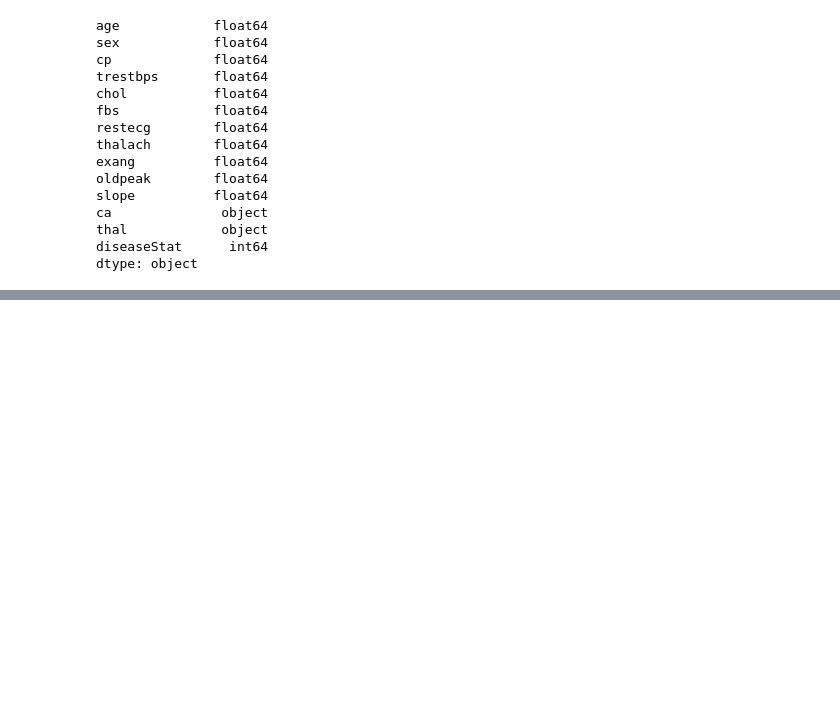
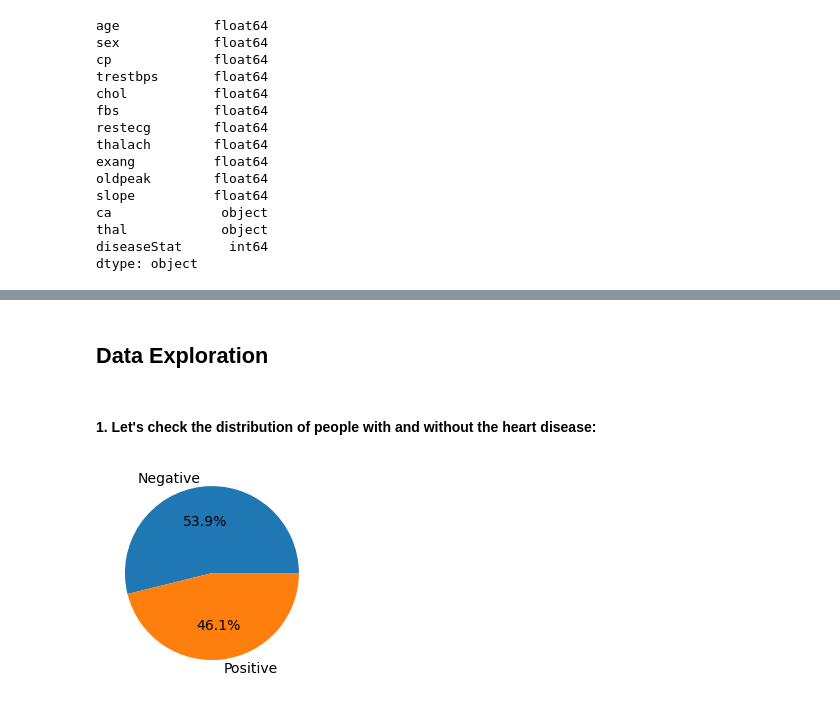
Before and after one commit to avnishks/colab, a Jupyter notebook: Exploratory_Data_Analysis_Cleveland_Heart_Dataset.ipynb, the cells around one changed output, grey strips where cells are left out. Cells and saved outputs as stored; diff of their text form; code cells hidden in the pictures; blank space fills up the shorter version.

```diff
--- a/Exploratory_Data_Analysis_Cleveland_Heart_Dataset.ipynb
+++ b/Exploratory_Data_Analysis_Cleveland_Heart_Dataset.ipynb
@@ -46,0 +66,4 @@ print("rows with missing 'thal' values: ",
+# %%
+df[['ca', 'thal']] = df[['ca', 'thal']].apply (pd.to_numeric, errors='coerce')
+df = df.dropna()
+df = df.reset_index(drop=True)
@@ -46,0 +72,3 @@ print("rows with missing 'thal' values: ",
+# %%
+print(df['diseaseStat'].value_counts())
+df['diseaseStat'].values[df['diseaseStat'].ge(1)] = 1
@@ -46,0 +82,4 @@ print("rows with missing 'thal' values: ",
+# %%
+cols = ['sex', 'cp', 'fbs', 'restecg', 'exang', 'slope', 'ca', 'thal']
+df[cols] = df[cols].applymap(np.int64)
+df.head(5)
@@ -46,0 +93,15 @@ print("rows with missing 'thal' values: ",
+# %% [markdown]
+## Data Exploration
+# %% [markdown]
+#### 1. Let's check the distribution of people with and without the heart disease:
+# %%
+df_target = df.groupby("diseaseStat").size()
+plt.pie(df_target.to_numpy(),
+        labels = ["Negative", "Positive"],
+        autopct='%1.1f%%',
+        radius = 1,
+        textprops = {"fontsize" : 14}
+       )
+plt.show()
+# %% [output]
+[figure, added]
```
Also changed, not shown: parts of 29 cells of this notebook.
